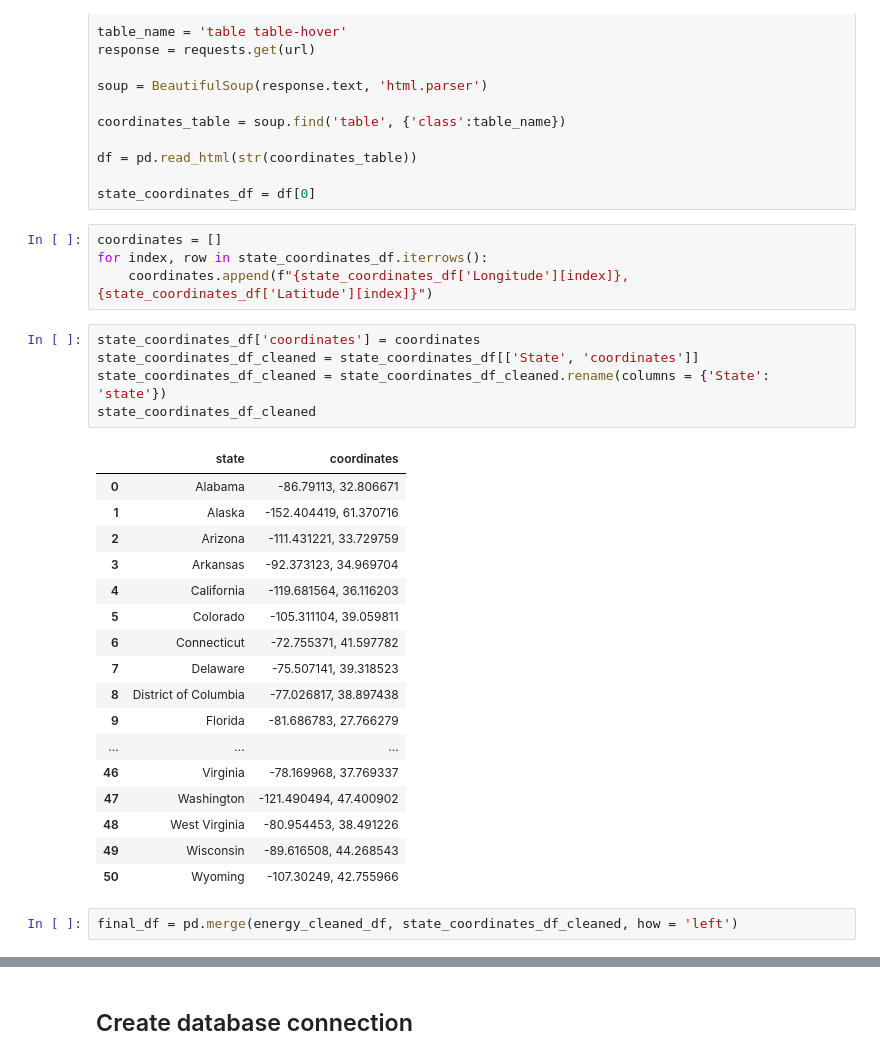
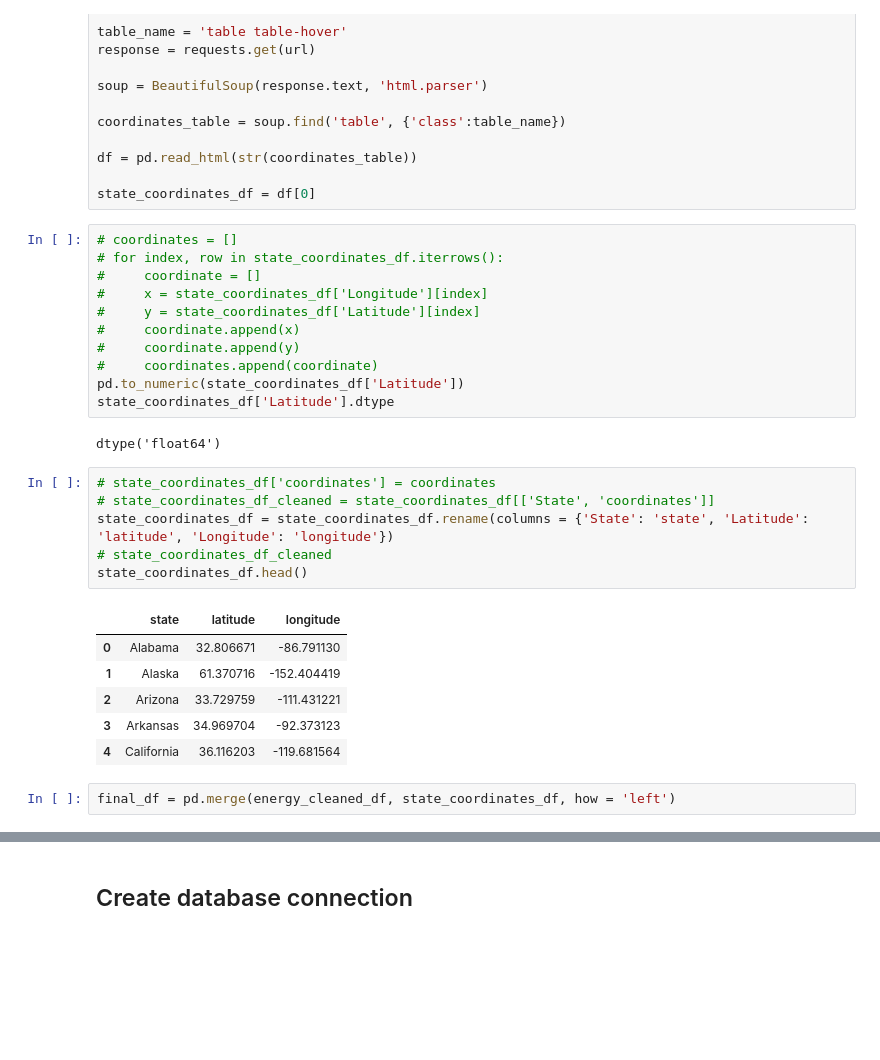
Before and after one commit to ericjbutton/us-energy-data, a Jupyter notebook: Project 3.ipynb, the cells around one changed output, grey strips where cells are left out. Cells and saved outputs as stored; diff of their text form; blank space fills up the shorter version.

Commit message:
Updated coordinates in Project 3.ipynb, app.py, and pgAdmin

```diff
--- a/Project 3.ipynb
+++ b/Project 3.ipynb
@@ -170,34 +140,33 @@ df = pd.read_html(str(coordinates_table))
 
 state_coordinates_df = df[0]
 # %%
-coordinates = []
-for index, row in state_coordinates_df.iterrows():
-    coordinates.append(f"{state_coordinates_df['Longitude'][index]}, {state_coordinates_df['Latitude'][index]}")
+# coordinates = []
+# for index, row in state_coordinates_df.iterrows():
+#     coordinate = []
+#     x = state_coordinates_df['Longitude'][index]
+#     y = state_coordinates_df['Latitude'][index]
+#     coordinate.append(x)
+#     coordinate.append(y)
+#     coordinates.append(coordinate)
+pd.to_numeric(state_coordinates_df['Latitude'])
+state_coordinates_df['Latitude'].dtype
+# %% [output]
+dtype('float64')
 # %%
-state_coordinates_df['coordinates'] = coordinates
-state_coordinates_df_cleaned = state_coordinates_df[['State', 'coordinates']]
-state_coordinates_df_cleaned = state_coordinates_df_cleaned.rename(columns = {'State': 'state'})
-state_coordinates_df_cleaned
+# state_coordinates_df['coordinates'] = coordinates
+# state_coordinates_df_cleaned = state_coordinates_df[['State', 'coordinates']]
+state_coordinates_df = state_coordinates_df.rename(columns = {'State': 'state', 'Latitude': 'latitude', 'Longitude': 'longitude'})
+# state_coordinates_df_cleaned
+state_coordinates_df.head()
 # %% [output]
-|  | state | coordinates |
-| 0 | Alabama | -86.79113, 32.806671 |
-| 1 | Alaska | -152.404419, 61.370716 |
-| 2 | Arizona | -111.431221, 33.729759 |
-| 3 | Arkansas | -92.373123, 34.969704 |
-| 4 | California | -119.681564, 36.116203 |
-| 5 | Colorado | -105.311104, 39.059811 |
-| 6 | Connecticut | -72.755371, 41.597782 |
-| 7 | Delaware | -75.507141, 39.318523 |
-| 8 | District of Columbia | -77.026817, 38.897438 |
-| 9 | Florida | -81.686783, 27.766279 |
-| ... | ... | ... |
-| 46 | Virginia | -78.169968, 37.769337 |
-| 47 | Washington | -121.490494, 47.400902 |
-| 48 | West Virginia | -80.954453, 38.491226 |
-| 49 | Wisconsin | -89.616508, 44.268543 |
-| 50 | Wyoming | -107.30249, 42.755966 |
+|  | state | latitude | longitude |
+| 0 | Alabama | 32.806671 | -86.791130 |
+| 1 | Alaska | 61.370716 | -152.404419 |
+| 2 | Arizona | 33.729759 | -111.431221 |
+| 3 | Arkansas | 34.969704 | -92.373123 |
+| 4 | California | 36.116203 | -119.681564 |
 # %%
-final_df = pd.merge(energy_cleaned_df, state_coordinates_df_cleaned, how = 'left')
+final_df = pd.merge(energy_cleaned_df, state_coordinates_df, how = 'left')
 # %%
 final_df
 # %% [output]
```
Also changed, not shown: parts of 4 cells of this notebook, 2 other files.
